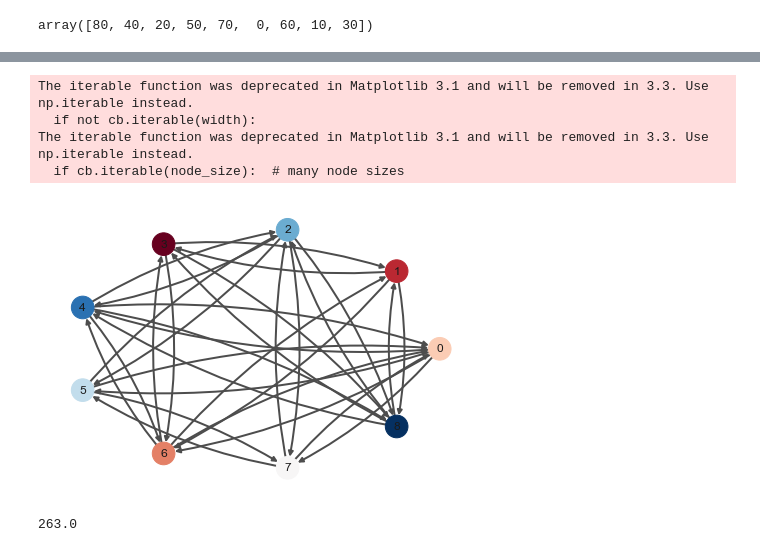
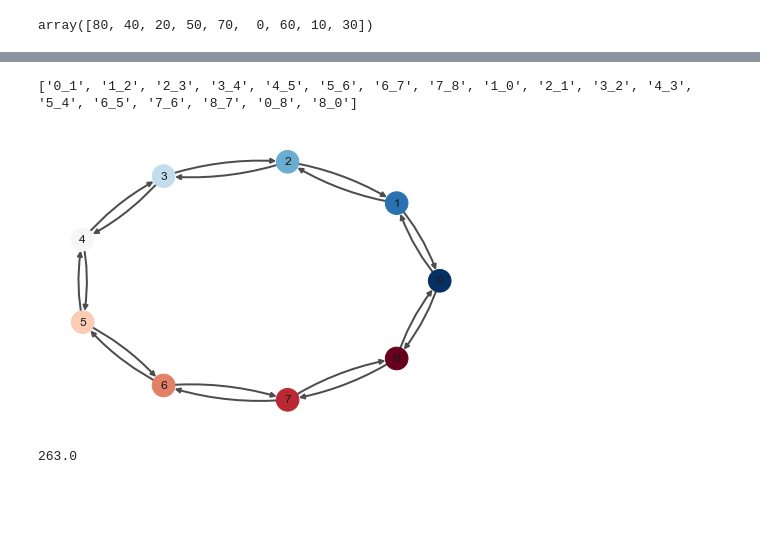
Before and after one commit to yves-weissenberger/ll_ephys, a Jupyter notebook: plot_responses_in_task.ipynb, the cells around one changed output, grey strips where cells are left out. Cells and saved outputs as stored; diff of their text form; code cells hidden in the pictures; blank space fills up the shorter version.

```diff
--- a/plot_responses_in_task.ipynb
+++ b/plot_responses_in_task.ipynb
@@ -34,6 +36,18 @@ def get_all_transition(seq,graph_type):
         for kk,pk in enumerate(s2[::-1]):
             all_transitions.append(str(pk) + '_' + str(seq[::-1][(kk+1)%lseq]))
     return all_transitions
+# %%
+def get_transitions_state(graph_type):
+
+    transitions = [[i,i+1] for i in range(8)]
+    transitions.extend([[i,i-1] for i in range(1,9)])
+    if graph_type=='loop':
+        transitions.extend([[0,8],[8,0]])
+
+    all_transitions = []
+    for kk, pk in enumerate(transitions):
+        all_transitions.append(str(pk[0])+'_'+str(pk[1]))
+    return all_transitions
 # %% [markdown]
 # playground
 # %%
@@ -141,11 +185,8 @@ array([80, 40, 20, 50, 70,  0, 60, 10, 30])
 # %%
-plot_activity_on_graph(sequence,'loop',poke_spks=10*np.arange(9)[seq_inv],poke_pos=None)
+plot_activity_on_graph(sequence,'loop',spks=10*np.arange(9),order='state')
 # %% [output]
-The iterable function was deprecated in Matplotlib 3.1 and will be removed in 3.3. Use np.iterable instead.
-  if not cb.iterable(width):
-The iterable function was deprecated in Matplotlib 3.1 and will be removed in 3.3. Use np.iterable instead.
-  if cb.iterable(node_size):  # many node sizes
+['0_1', '1_2', '2_3', '3_4', '4_5', '5_6', '6_7', '7_8', '1_0', '2_1', '3_2', '4_3', '5_4', '6_5', '7_6', '8_7', '0_8', '8_0']
-[figure, old version]
+[figure, new version]
 # %%
 #check same period across graphs
 # %%
```
Also changed, not shown: parts of 8 cells of this notebook, 1 other file.
